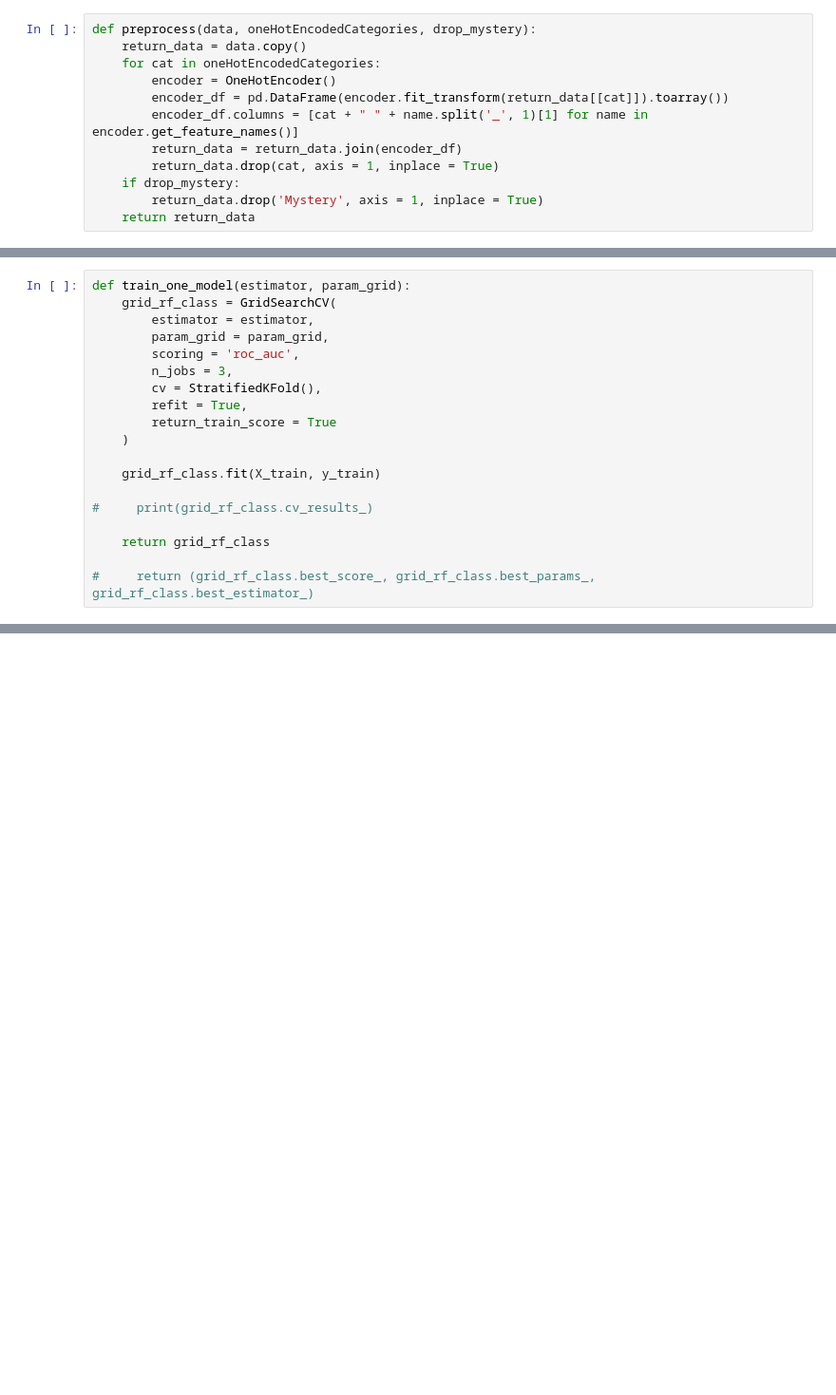
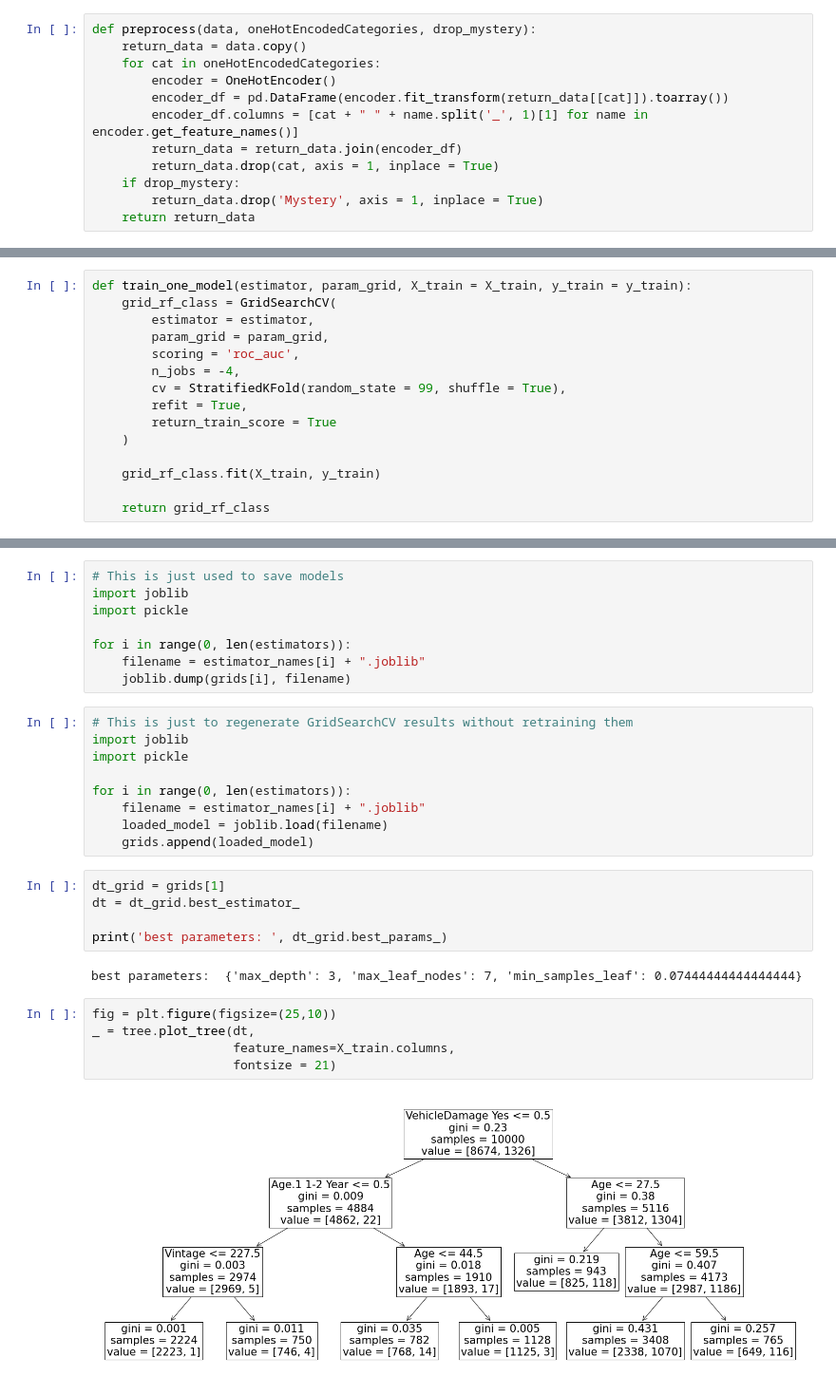
Before and after one commit to bernarduskrishna/Health-Insurance-Cross-Sell-Prediction, a Jupyter notebook: Project_2_Code.ipynb, the cells around one changed output, grey strips where cells are left out. Shown at 95% size. Drawn from its saved outputs; the diff is of its cells as text; blank space fills up the shorter version.

```diff
--- a/Project_2_Code.ipynb
+++ b/Project_2_Code.ipynb
@@ -76,21 +37,17 @@ y_test = test_data['Response']
 X_train = preprocess(X_train_before, ['Gender', 'Region_Code', 'VehicleDamage', 'Age.1'], True)
 X_test = preprocess(X_test_before, ['Gender', 'Region_Code', 'VehicleDamage', 'Age.1'], True)
 # %%
-def train_one_model(estimator, param_grid):
+def train_one_model(estimator, param_grid, X_train = X_train, y_train = y_train):
     grid_rf_class = GridSearchCV(
         estimator = estimator,
         param_grid = param_grid,
         scoring = 'roc_auc',
-        n_jobs = 3,
-        cv = StratifiedKFold(),
+        n_jobs = -4,
+        cv = StratifiedKFold(random_state = 99, shuffle = True),
         refit = True,
         return_train_score = True
     )
 
     grid_rf_class.fit(X_train, y_train)
 
-#     print(grid_rf_class.cv_results_)
-
     return grid_rf_class
-
-#     return (grid_rf_class.best_score_, grid_rf_class.best_params_, grid_rf_class.best_estimator_)
@@ -207,0 +116,31 @@ Text(0.5, 1.0, 'Scoring for different class weights')
+# %%
+# This is just used to save models
+import joblib
+import pickle
+
+for i in range(0, len(estimators)):
+    filename = estimator_names[i] + ".joblib"
+    joblib.dump(grids[i], filename)
+# %%
+# This is just to regenerate GridSearchCV results without retraining them
+import joblib
+import pickle
+
+for i in range(0, len(estimators)):
+    filename = estimator_names[i] + ".joblib"
+    loaded_model = joblib.load(filename)
+    grids.append(loaded_model)
+# %%
+dt_grid = grids[1]
+dt = dt_grid.best_estimator_
+
+print('best parameters: ', dt_grid.best_params_)
+# %% [output]
+best parameters:  {'max_depth': 3, 'max_leaf_nodes': 7, 'min_samples_leaf': 0.07444444444444444}
+# %%
+fig = plt.figure(figsize=(25,10))
+_ = tree.plot_tree(dt,
+                   feature_names=X_train.columns,
+                   fontsize = 21)
+# %% [output]
+[figure, added]
```
Also changed, not shown: parts of 19 cells of this notebook, 27 other files.
